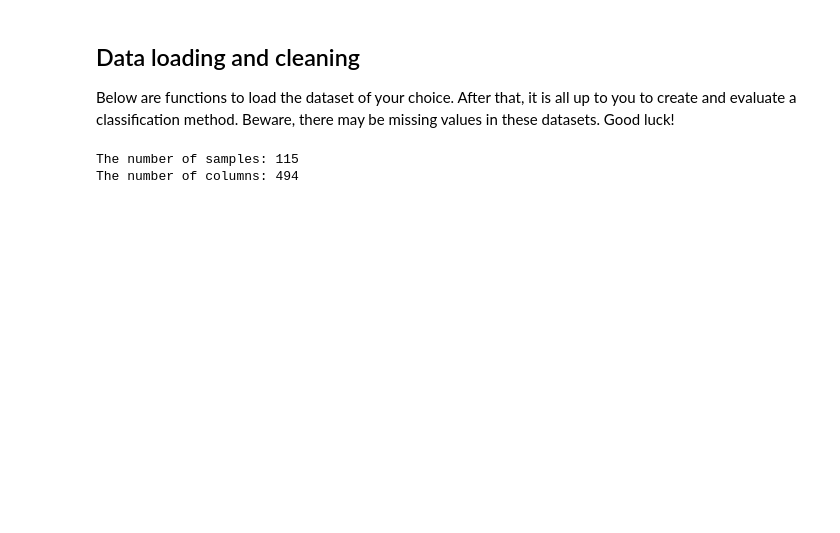
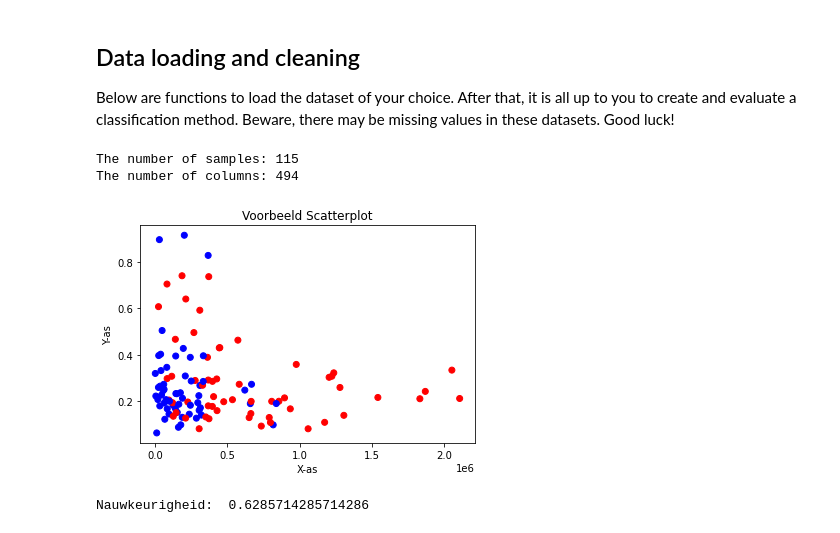
Before and after one commit to Fahbax/TM10007_group_13, a Jupyter notebook: assignment.ipynb, the cells around one changed output. Saved outputs shown, nothing was run; the diff lists cells and outputs as text; code cells hidden in the pictures; blank space fills up the shorter version.

Commit message:
First look at data and classifiers

```diff
--- a/assignment.ipynb
+++ b/assignment.ipynb
@@ -25,3 +20,47 @@ print(f'The number of columns: {len(data.columns)}')
 # %% [output]
 The number of samples: 115
 The number of columns: 494
+# %%
+#print(data['label'])#,'PREDICT_original_sf_compactness_avg_2.5D','PREDICT_original_sf_compactness_std_2.5D'])
+#df = pd.DataFrame(data, columns=["label", "PREDICT_original_sf_compactness_avg_2.5D","PREDICT_original_sf_compactness_std_2.5D"])
+import matplotlib.pyplot as plt
+colors = {'liposarcoma': 'red', 'lipoma': 'blue'}
+#plt.scatter(data['PREDICT_original_sf_compactness_avg_2.5D'], data['PREDICT_original_sf_compactness_std_2.5D'], c=d['label'].map(colors))
+plt.scatter(data['PREDICT_original_sf_volume_2.5D'], data['PREDICT_original_tf_Gabor_range_F0.05_A1.57'], c=df['label'].map(colors))
+
+# Voeg labels toe aan de plot
+plt.title('Voorbeeld Scatterplot')
+plt.xlabel('X-as')
+plt.ylabel('Y-as')
+
+# Toon de plot
+plt.show()
+# %% [output]
+[figure, added]
+# %%
+from sklearn.tree import DecisionTreeClassifier
+from sklearn.model_selection import train_test_split
+from sklearn.metrics import accuracy_score
+
+# Split de data in train en test sets
+X = data.drop('label', axis=1)
+y = data['label']
+X_train, X_test, y_train, y_test = train_test_split(X, y, test_size=0.3)
+
+# Maak de beslissingsboom
+model = DecisionTreeClassifier()
+model.fit(X_train, y_train)
+
+# Bekijk de belangrijkste features
+importance = model.feature_importances_
+#for i,v in enumerate(importance):
+#    print('Feature: %s, Score: %.10f' % (X.columns[i],v))
+
+# Maak een voorspelling met het model
+y_pred = model.predict(X_test)
+
+# Bereken de nauwkeurigheid van het model
+accuracy = accuracy_score(y_test, y_pred)
+print("Nauwkeurigheid: ", accuracy)
+# %% [output]
+Nauwkeurigheid:  0.6285714285714286
```
Also changed, not shown: parts of 7 cells of this notebook.
